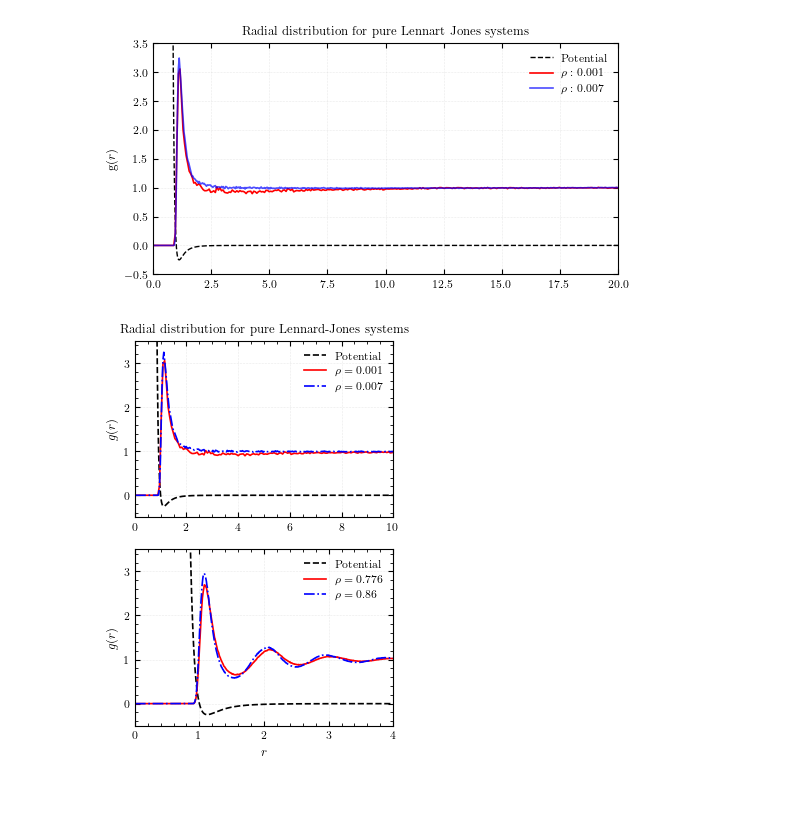
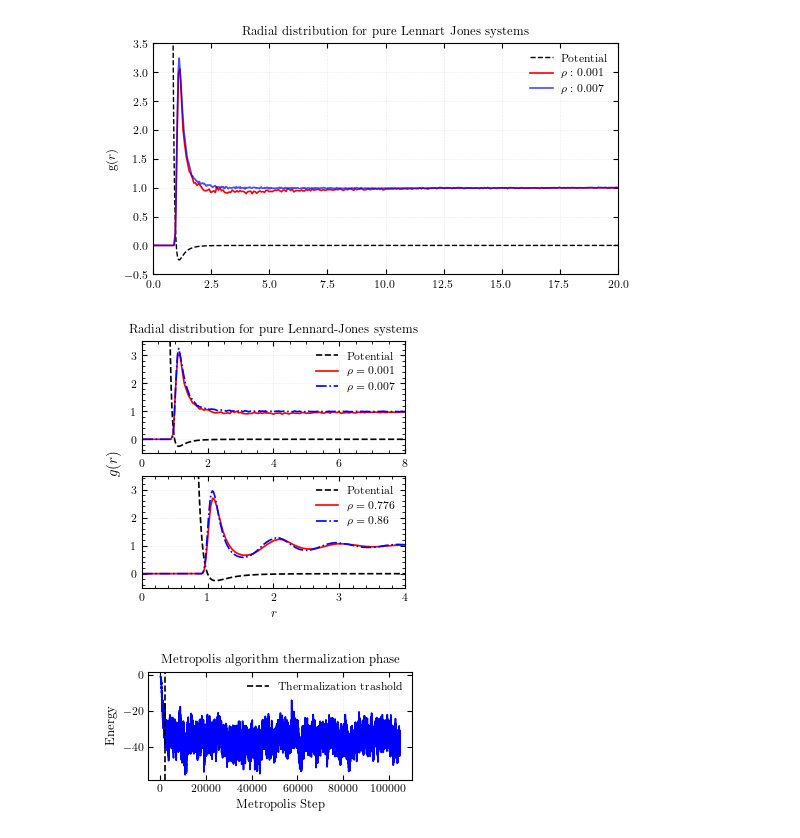
Before and after one commit to Sparisi01/montecarlo_particles_simulation, a Jupyter notebook: analysis/Pure_LJ_nist/data_analysis_pure_LJ.ipynb, the cells around one changed output. Cells and saved outputs as stored; diff of their text form; code cells hidden in the pictures; blank space fills up the shorter version.

```diff
--- a/analysis/Pure_LJ_nist/data_analysis_pure_LJ.ipynb
+++ b/analysis/Pure_LJ_nist/data_analysis_pure_LJ.ipynb
@@ -227,9 +227,11 @@ plt.show()
 # %%
 fig, axes = plt.subplots(
     2, 1,
-    figsize=(3.4, 4.6),   # ~ doppia colonna (PRL standard)
+    figsize=(3.4, 1.6*2),   # ~ doppia colonna (PRL standard)
     sharey=True           # stessa scala verticale
 )
+
+fig.subplots_adjust(hspace=0.2)
 
 ax = axes[0]
 
@@ -256,18 +258,15 @@ ax.plot(data[:,0], data[:,1]*2,
         label=r"$\rho = 0.007$")
 
 # ---- Assi ----
-ax.set_ylabel(r"$g(r)$")
+#ax.set_ylabel(r"$g(r)$")
 
-ax.set_xlim(0, 10)
+ax.set_xlim(0, 8)
 ax.set_ylim(-0.5, 3.5)
 
 ax.minorticks_on()
 
 ax.legend()
 ax.grid(True)
-
-plt.tight_layout()
-
 
 ax = axes[1]
 
@@ -279,50 +278,50 @@ ax.plot(x, y,
 
 # First dataset
 data = np.loadtxt("./T0.85p0.776/radial_distribution.csv", delimiter=";")
 ax.plot(data[:,0], data[:,1]*2,
         color="r",
         linestyle="-",
         label=r"$\rho = 0.776$")
 
 # Second dataset
 data = np.loadtxt("./T0.85p0.86/radial_distribution.csv", delimiter=";")
 ax.plot(data[:,0], data[:,1]*2,
         color="b",
         linestyle="-.",
         label=r"$\rho = 0.86$")
 
 # ---- Assi ----
 ax.set_xlabel(r"$r$")
-ax.set_ylabel(r"$g(r)$")
+#ax.set_ylabel(r"$g(r)$")
 
 ax.set_xlim(0, 4)
 ax.set_ylim(-0.5, 3.5)
 
 ax.minorticks_on()
 
 ax.legend()
 ax.grid(True)
 
-plt.tight_layout()
+fig.supylabel(r"$g(r)$") # ylabel in common
 
 plt.savefig("g_dual_plot.pdf")
 plt.show()
 # %% [output]
-[figure, old version]
+[figure, new version]
 # %%
-data = np.loadtxt("./T0.85p0.86/energy.csv", delimiter=";")
+data = np.loadtxt("./T0.85p0.007/energy.csv", delimiter=";")
 
 fig, axes = plt.subplots(figsize=(3.4, (1.4)))
 
-plt.plot(data/256,ms=4,color="blue")
+plt.plot(data - 1.08,ms=4,color="blue")
 plt.grid()
-plt.title("Metropolis alghoritm thermalization phase")
+plt.title("Metropolis algorithm thermalization phase")
 plt.ylabel("Energy")
 plt.xlabel("Metropolis Step")
 plt.axvline(x=2000, c="k", ls="--", label="Thermalization trashold")
 
-plt.xlim([0,10000])
-plt.ylim([-13, -11])
 plt.legend()
 
 plt.savefig("equilibrization.pdf", bbox_inches="tight")
+# %% [output]
+[figure, added]
```
Also changed, not shown: 12 other files.
